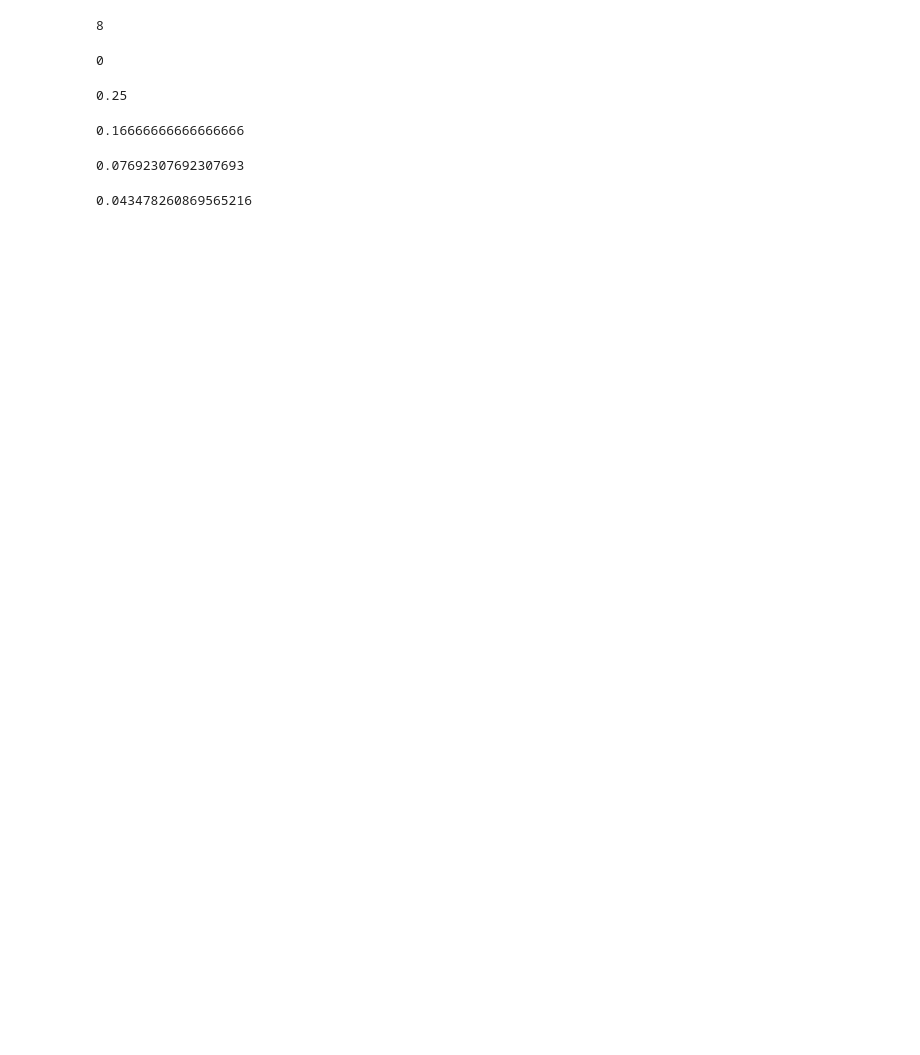
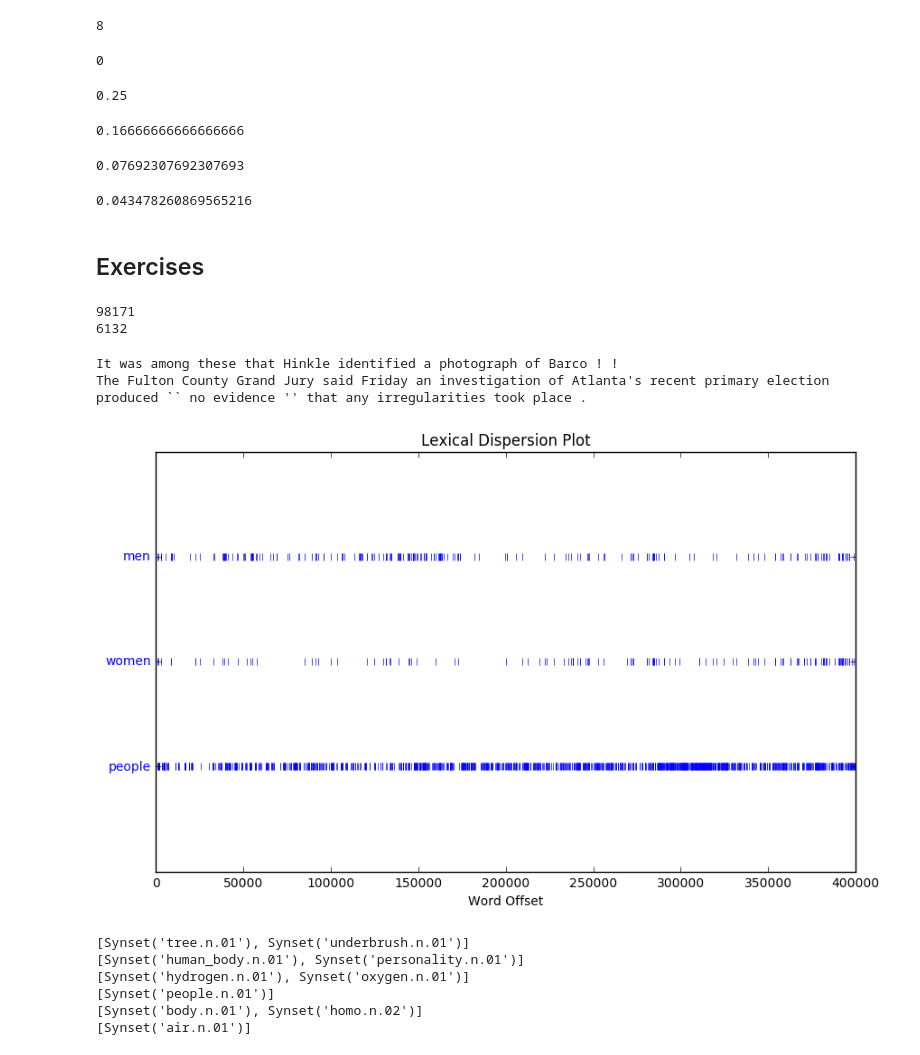
Before and after one commit to csizsek/nlp-with-python, a Jupyter notebook: 02_accessing_text_corpora.ipynb, the cells around one changed output. Saved outputs shown, nothing was run; the diff lists cells and outputs as text; code cells hidden in the pictures; blank space fills up the shorter version.

```diff
--- a/02_accessing_text_corpora.ipynb
+++ b/02_accessing_text_corpora.ipynb
@@ -763,3 +797,58 @@ right.path_similarity(tortoise)
 right.path_similarity(novel)
 # %% [output]
 0.043478260869565216
+# %% [markdown]
+## Exercises
+# %%
+# Use the corpus module to explore austen-persuasion.txt.
+# How many word tokens does this book have?
+# How many word types?
+
+ap = gutenberg.words('austen-persuasion.txt')
+print len(ap)
+print len(set(ap))
+# %% [output]
+98171
+6132
+# %%
+# Use the Brown Corpus reader nltk.corpus.brown.words() or
+# the Web Text Corpus reader nltk.corpus.webtext.words()
+# to access some sample text in two differ- ent genres.
+
+ss = nltk.corpus.brown.sents(categories='humor')
+print ' '.join(ss[0])
+
+ss = nltk.corpus.brown.sents(categories='news')
+print ' '.join(ss[0])
+# %% [output]
+It was among these that Hinkle identified a photograph of Barco ! !
+The Fulton County Grand Jury said Friday an investigation of Atlanta's recent primary election produced `` no evidence '' that any irregularities took place .
+# %%
+# ReadinthetextsoftheStateoftheUnionaddresses,usingthestate_unioncorpus reader.
+# Count occurrences of men, women, and people in each document.
+# What has happened to the usage of these words over time?
+
+su = nltk.Text(nltk.corpus.state_union.words())
+su.dispersion_plot(['men', 'women', 'people'])
+# %% [output]
+[figure, added]
+# %%
+# Investigate the holonym-meronym relations for some nouns.
+# Remember that there are three kinds of holonym-meronym relation, so you need to use
+# member_meronyms(), part_meronyms(), substance_meronyms(),
+# member_holonyms(), part_holonyms(), and substance_holonyms().
+
+print wordnet.synset('forest.n.01').member_meronyms()
+print wordnet.synset('person.n.01').part_meronyms()
+print wordnet.synset('water.n.01').substance_meronyms()
+
+print wordnet.synset('person.n.01').member_holonyms()
+print wordnet.synset('arm.n.01').part_holonyms()
+print wordnet.synset('nitrogen.n.01').substance_holonyms()
+# %% [output]
+[Synset('tree.n.01'), Synset('underbrush.n.01')]
+[Synset('human_body.n.01'), Synset('personality.n.01')]
+[Synset('hydrogen.n.01'), Synset('oxygen.n.01')]
+[Synset('people.n.01')]
+[Synset('body.n.01'), Synset('homo.n.02')]
+[Synset('air.n.01')]
```
Also changed, not shown: parts of 11 cells of this notebook, 1 other file.
